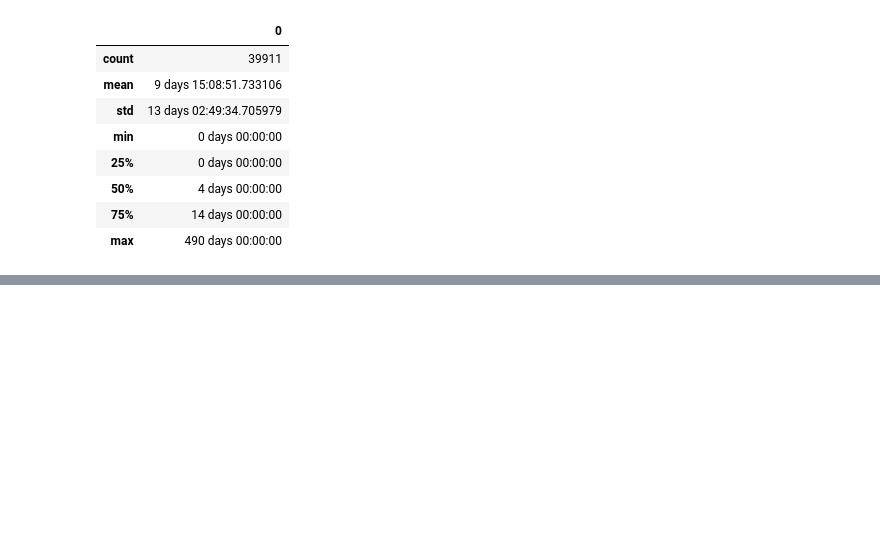
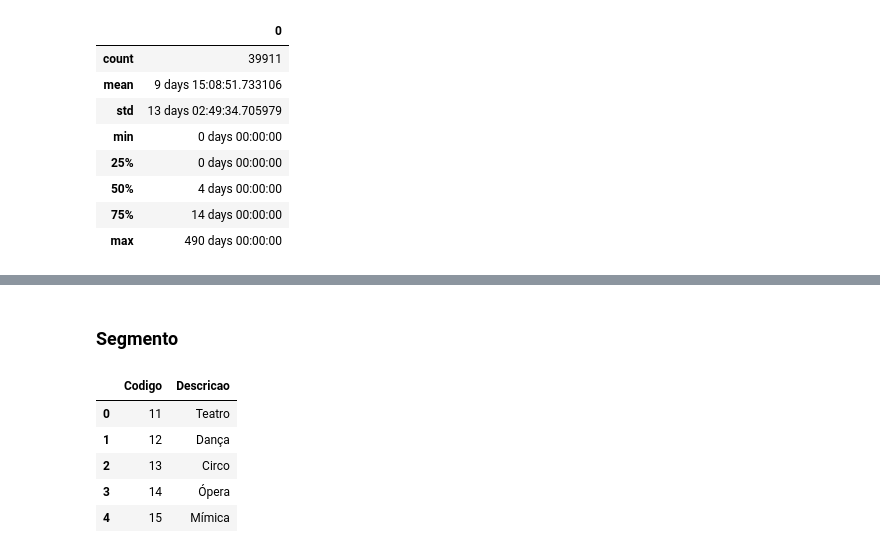
Before and after one commit to lappis-unb/salic-ml, a Jupyter notebook: notebooks/diligencies-metrics.ipynb, the cells around one changed output, grey strips where cells are left out. Cells and saved outputs as stored; diff of their text form; code cells hidden in the pictures; blank space fills up the shorter version.

```diff
--- a/notebooks/diligencies-metrics.ipynb
+++ b/notebooks/diligencies-metrics.ipynb
@@ -230,0 +260,14 @@ pd.DataFrame(diff_time).describe()
+# %% [markdown]
+### Segmento
+# %%
+segmento_file_name = 'segmento.csv'
+segmento_file_path = os.path.join(data_folder, segmento_file_name)
+dt_segmento = pd.read_csv(segmento_file_path, usecols = ['Codigo', 'Descricao'], low_memory=False)
+dt_segmento.head()
+# %% [output]
+|  | Codigo | Descricao |
+| 0 | 11 | Teatro |
+| 1 | 12 | Dança |
+| 2 | 13 | Circo |
+| 3 | 14 | Ópera |
+| 4 | 15 | Mímica |
```
Also changed, not shown: parts of 8 cells of this notebook.
